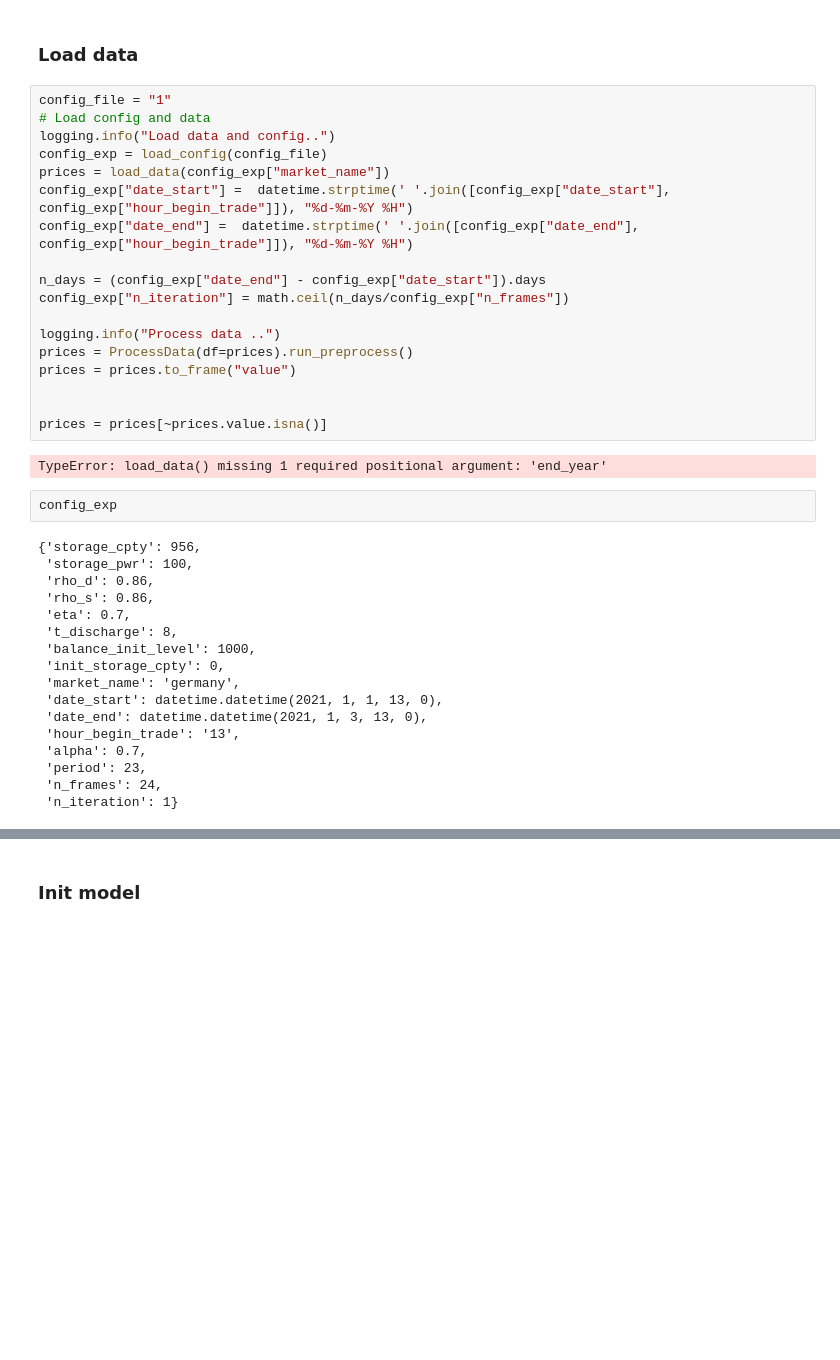
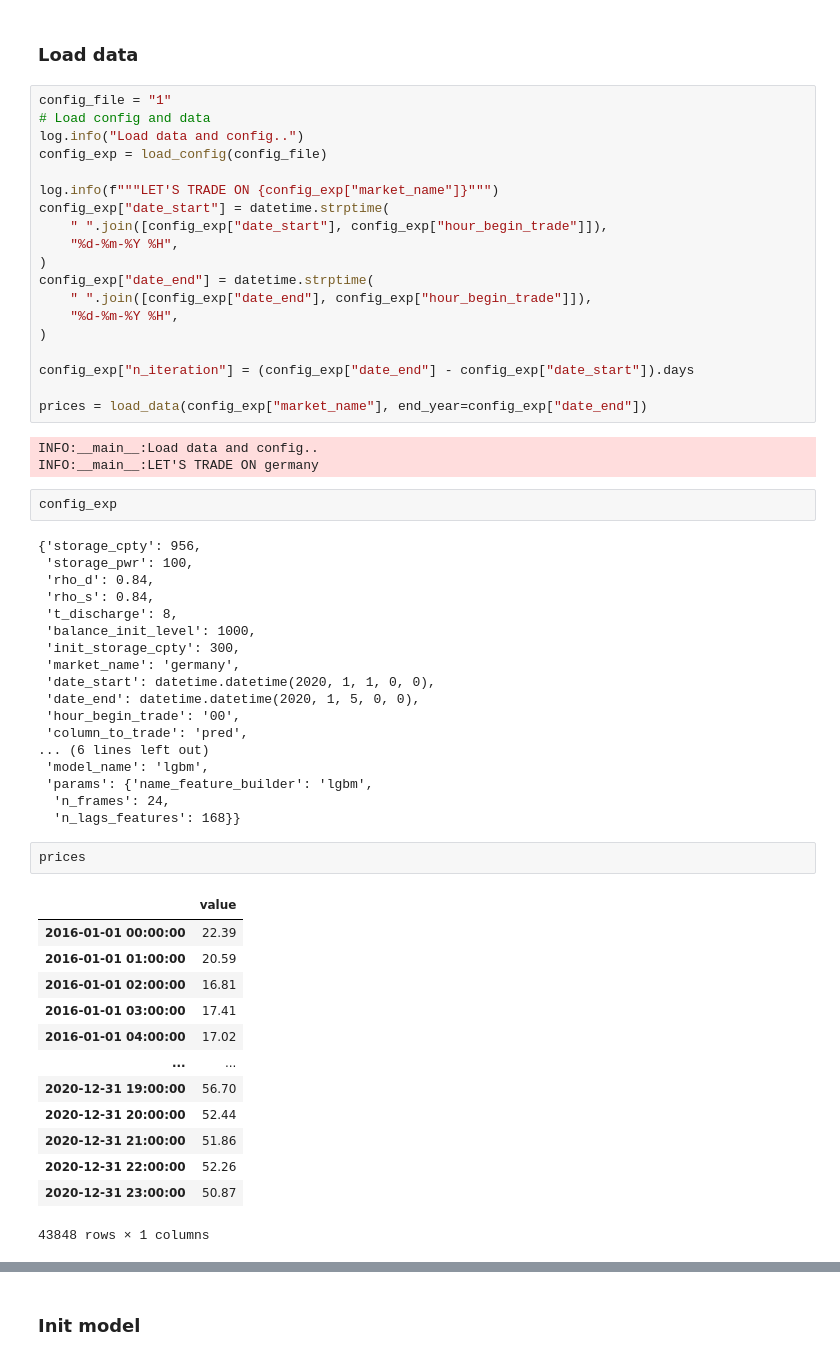
Before and after one commit to brustt/trading_electricity_rhizome, a Jupyter notebook: notebooks/Forecast_comparaison.ipynb, the cells around one changed output, grey strips where cells are left out. Drawn from its saved outputs; the diff is of its cells as text; blank space fills up the shorter version.

Commit message:
true prices trading

```diff
--- a/notebooks/Forecast_comparaison.ipynb
+++ b/notebooks/Forecast_comparaison.ipynb
@@ -50,39 +50,58 @@ log.setLevel(logging.DEBUG)
 # %%
 config_file = "1"
 # Load config and data
-logging.info("Load data and config..")
+log.info("Load data and config..")
 config_exp = load_config(config_file)
-prices = load_data(config_exp["market_name"])
-config_exp["date_start"] =  datetime.strptime(' '.join([config_exp["date_start"], config_exp["hour_begin_trade"]]), "%d-%m-%Y %H")
-config_exp["date_end"] =  datetime.strptime(' '.join([config_exp["date_end"], config_exp["hour_begin_trade"]]), "%d-%m-%Y %H")
 
-n_days = (config_exp["date_end"] - config_exp["date_start"]).days
-config_exp["n_iteration"] = math.ceil(n_days/config_exp["n_frames"])
+log.info(f"""LET'S TRADE ON {config_exp["market_name"]}""")
+config_exp["date_start"] = datetime.strptime(
+    " ".join([config_exp["date_start"], config_exp["hour_begin_trade"]]),
+    "%d-%m-%Y %H",
+)
+config_exp["date_end"] = datetime.strptime(
+    " ".join([config_exp["date_end"], config_exp["hour_begin_trade"]]),
+    "%d-%m-%Y %H",
+)
 
-logging.info("Process data ..")
-prices = ProcessData(df=prices).run_preprocess()
-prices = prices.to_frame("value")
+config_exp["n_iteration"] = (config_exp["date_end"] - config_exp["date_start"]).days
 
-
-prices = prices[~prices.value.isna()]
+prices = load_data(config_exp["market_name"], end_year=config_exp["date_end"])
 # %% [output]
-TypeError: load_data() missing 1 required positional argument: 'end_year'
+INFO:__main__:Load data and config..
+INFO:__main__:LET'S TRADE ON germany
 # %%
 config_exp
 # %% [output]
 {'storage_cpty': 956,
  'storage_pwr': 100,
- 'rho_d': 0.86,
- 'rho_s': 0.86,
- 'eta': 0.7,
+ 'rho_d': 0.84,
+ 'rho_s': 0.84,
  't_discharge': 8,
  'balance_init_level': 1000,
- 'init_storage_cpty': 0,
+ 'init_storage_cpty': 300,
  'market_name': 'germany',
- 'date_start': datetime.datetime(2021, 1, 1, 13, 0),
- 'date_end': datetime.datetime(2021, 1, 3, 13, 0),
- 'hour_begin_trade': '13',
- 'alpha': 0.7,
- 'period': 23,
- 'n_frames': 24,
- 'n_iteration': 1}
+ 'date_start': datetime.datetime(2020, 1, 1, 0, 0),
+ 'date_end': datetime.datetime(2020, 1, 5, 0, 0),
+ 'hour_begin_trade': '00',
+ 'column_to_trade': 'pred',
+... (6 lines left out)
+ 'model_name': 'lgbm',
+ 'params': {'name_feature_builder': 'lgbm',
+  'n_frames': 24,
+  'n_lags_features': 168}}
+# %%
+prices
+# %% [output]
+|  | value |
+| 2016-01-01 00:00:00 | 22.39 |
+| 2016-01-01 01:00:00 | 20.59 |
+| 2016-01-01 02:00:00 | 16.81 |
+| 2016-01-01 03:00:00 | 17.41 |
+| 2016-01-01 04:00:00 | 17.02 |
+| ... | ... |
+| 2020-12-31 19:00:00 | 56.70 |
+| 2020-12-31 20:00:00 | 52.44 |
+| 2020-12-31 21:00:00 | 51.86 |
+| 2020-12-31 22:00:00 | 52.26 |
+| 2020-12-31 23:00:00 | 50.87 |
+43848 rows × 1 columns
```
Also changed, not shown: parts of 9 cells of this notebook, 10 other files.
